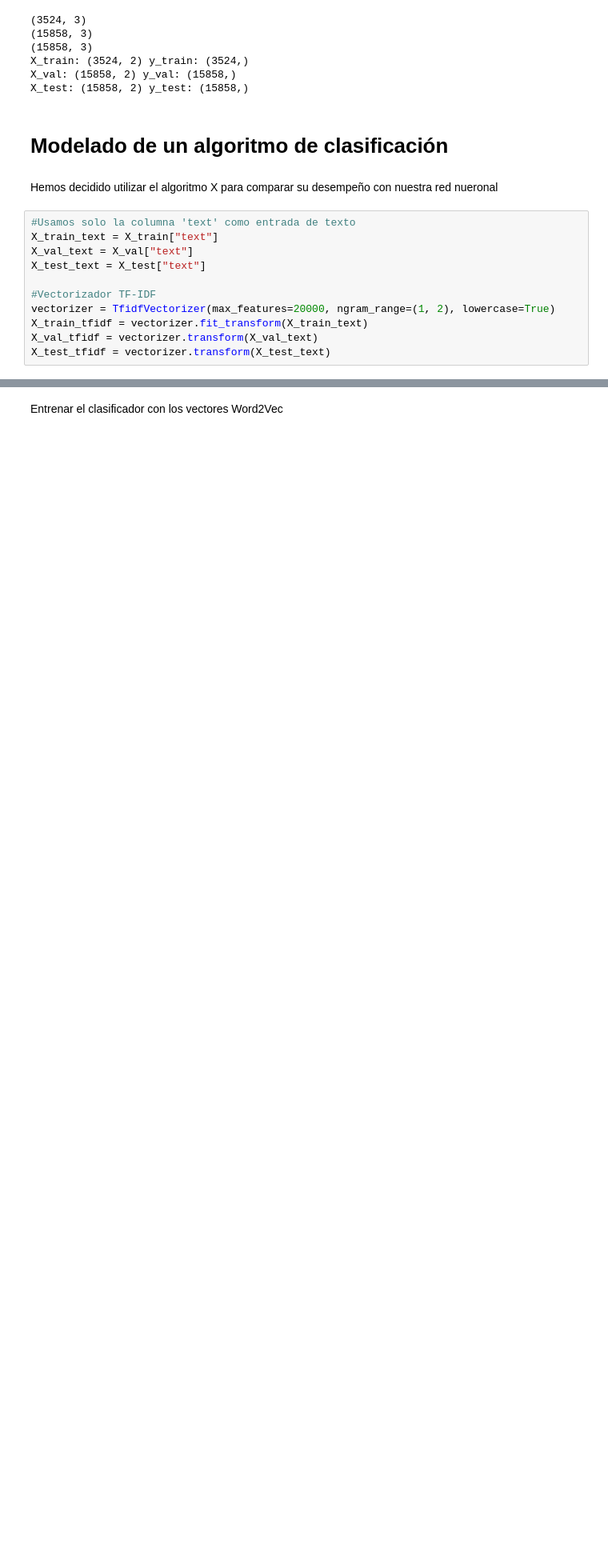
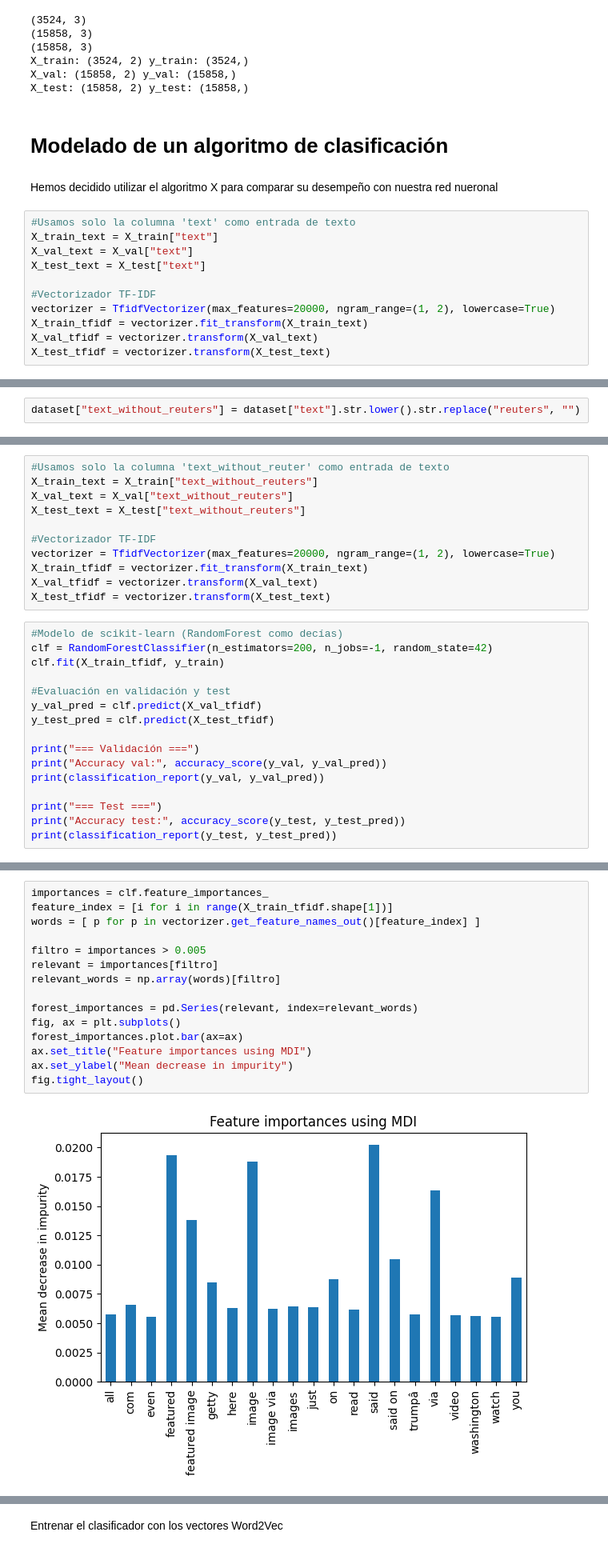
Before and after one commit to dalouc/td_project, a Jupyter notebook: main.ipynb, the cells around one changed output, grey strips where cells are left out. Shown at 80% size. Cells and saved outputs as stored; diff of their text form; blank space fills up the shorter version.

```diff
--- a/main.ipynb
+++ b/main.ipynb
@@ -274,0 +328,2 @@ weighted avg       0.98      0.98      0.98     15858
+# %%
+dataset["text_without_reuters"] = dataset["text"].str.lower().str.replace("reuters", "")
@@ -274,0 +365,27 @@ weighted avg       0.98      0.98      0.98     15858
+# %%
+#Usamos solo la columna 'text_without_reuter' como entrada de texto
+X_train_text = X_train["text_without_reuters"]
+X_val_text = X_val["text_without_reuters"]
+X_test_text = X_test["text_without_reuters"]
+
+#Vectorizador TF-IDF
+vectorizer = TfidfVectorizer(max_features=20000, ngram_range=(1, 2), lowercase=True)
+X_train_tfidf = vectorizer.fit_transform(X_train_text)
+X_val_tfidf = vectorizer.transform(X_val_text)
+X_test_tfidf = vectorizer.transform(X_test_text)
+# %%
+#Modelo de scikit-learn (RandomForest como decías)
+clf = RandomForestClassifier(n_estimators=200, n_jobs=-1, random_state=42)
+clf.fit(X_train_tfidf, y_train)
+
+#Evaluación en validación y test
+y_val_pred = clf.predict(X_val_tfidf)
+y_test_pred = clf.predict(X_test_tfidf)
+
+print("=== Validación ===")
+print("Accuracy val:", accuracy_score(y_val, y_val_pred))
+print(classification_report(y_val, y_val_pred))
+
+print("=== Test ===")
+print("Accuracy test:", accuracy_score(y_test, y_test_pred))
+print(classification_report(y_test, y_test_pred))
@@ -274,0 +412,17 @@ weighted avg       0.98      0.98      0.98     15858
+# %%
+importances = clf.feature_importances_
+feature_index = [i for i in range(X_train_tfidf.shape[1])]
+words = [ p for p in vectorizer.get_feature_names_out()[feature_index] ]
+
+filtro = importances > 0.005
+relevant = importances[filtro]
+relevant_words = np.array(words)[filtro]
+
+forest_importances = pd.Series(relevant, index=relevant_words)
+fig, ax = plt.subplots()
+forest_importances.plot.bar(ax=ax)
+ax.set_title("Feature importances using MDI")
+ax.set_ylabel("Mean decrease in impurity")
+fig.tight_layout()
+# %% [output]
+[figure, added]
```
Also changed, not shown: parts of 21 cells of this notebook.
